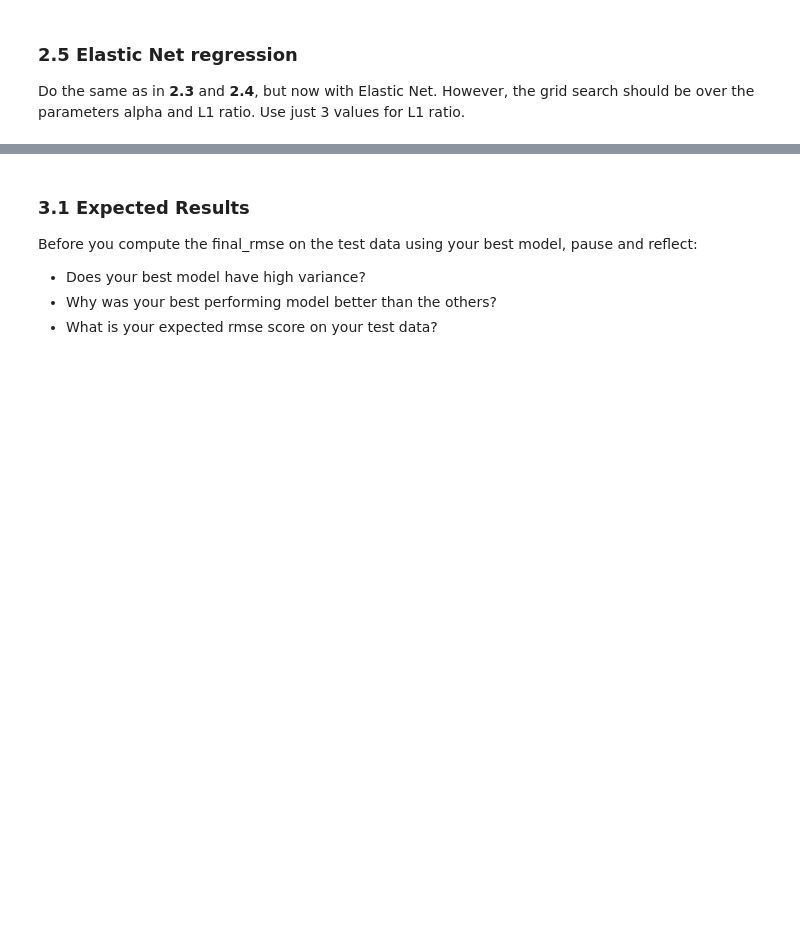
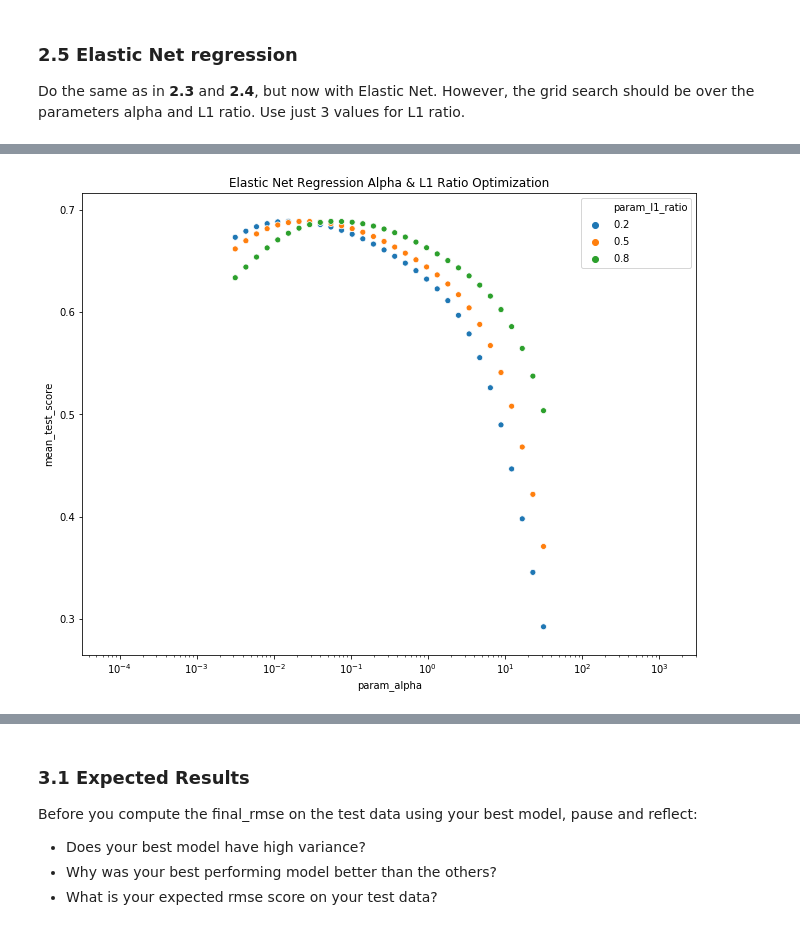
Before and after one commit to c0llins0/SCS-3253-Machine-Learning, a Jupyter notebook: W4_Collins_qq332706.ipynb, the cells around one changed output, grey strips where cells are left out. Drawn from its saved outputs; the diff is of its cells as text; code cells hidden in the pictures; blank space fills up the shorter version.

```diff
--- a/W4_Collins_qq332706.ipynb
+++ b/W4_Collins_qq332706.ipynb
@@ -179,0 +244,10 @@ Do the same as in **2.3** and **2.4**, but now with Elastic Net. However, the gr
+# %%
+from sklearn.linear_model import ElasticNet
+
+elasticnet_regression = ElasticNet()
+alphas = np.logspace(-2.5,1.5,base=10,num=30)
+l1_ratios = np.array([0.2,0.5,0.8])
+
+parameters = {'alpha':alphas, 'l1_ratio':l1_ratios}
+elasticnet_cv = GridSearchCV(elasticnet_regression,parameters, cv=4,n_jobs=4,verbose=4)
+elasticnet_cv.fit(x_train_poly_scaled, y_train);
@@ -179,0 +261,9 @@ Do the same as in **2.3** and **2.4**, but now with Elastic Net. However, the gr
+# %%
+elasticnet_scores = pd.DataFrame.from_dict(elasticnet_cv.cv_results_)
+elasticnet_scores["param_l1_ratio"] = ["$%s$" % x for x in elasticnet_scores["param_l1_ratio"]] #workaround for seaborn issue 1653
+f,ax = plt.subplots(figsize=(11,8.5))
+ax.set(xscale="log")
+splot=seaborn.scatterplot(data=elasticnet_scores,x='param_alpha',y="mean_test_score",hue="param_l1_ratio")
+ax.set(title="Elastic Net Regression Alpha & L1 Ratio Optimization");
+# %% [output]
+[figure, added]
```
Also changed, not shown: parts of 31 cells of this notebook.
